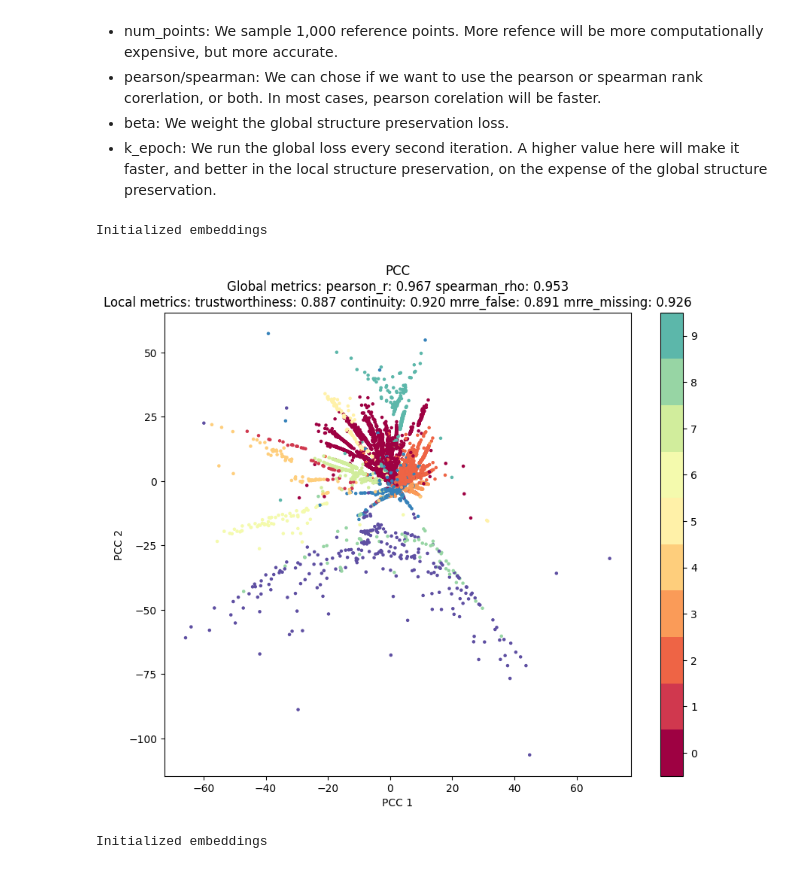
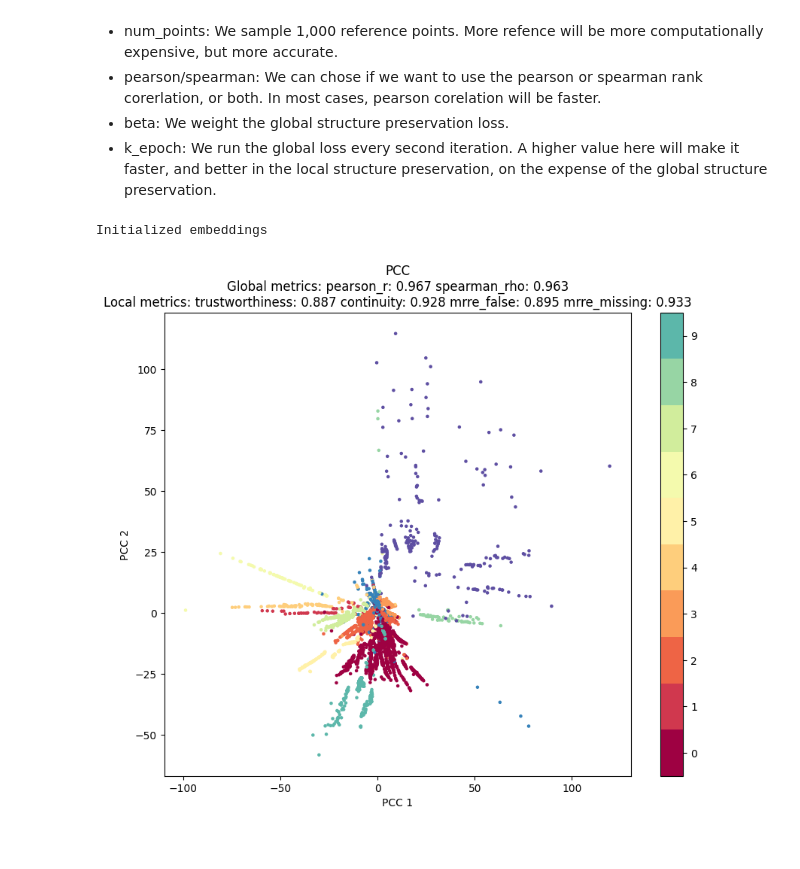
Before and after one commit to jacobgil/pcc, a Jupyter notebook: examples/macosko.ipynb, the cells around one changed output. Drawn from its saved outputs; the diff is of its cells as text; code cells hidden in the pictures.

```diff
--- a/examples/macosko.ipynb
+++ b/examples/macosko.ipynb
@@ -101,22 +103,17 @@ The parameters are:
 # %%
 np.random.seed(0)
 
 clusters = []
 n_clusters_list = [4, 8, 16, 32, 64]
 for n_clusters in n_clusters_list:
     kmeans = KMeans(n_clusters=n_clusters, random_state=0, n_init="auto")
     cluster_labels = kmeans.fit_predict(X)
     clusters.append(cluster_labels)
 
-pcc_reducer = PCC(num_components=2, num_epochs=1000, num_points=1000, pearson=True, spearman=False, beta=5, k_epoch=2)
+pcc_reducer = PCC(num_components=2, num_epochs=2000, num_points=1000, pearson=True, spearman=False, beta=5, k_epoch=2)
 pcc_embedding = pcc_reducer.fit_transform(X, clusters)
 
 plot_embeddings(pcc_embedding, X, y, "PCC")
 # %% [output]
 Initialized embeddings
-[figure, old version]
+[figure, new version]
-# %%
-pcc_reducer = PCC(num_components=2, num_epochs=500, num_points=500, pearson=True, spearman=False, cluster=False)
-pcc_embedding = pcc_reducer.fit_transform(X, y=None)
-# %% [output]
-Initialized embeddings
```
Also changed, not shown: parts of 6 cells of this notebook.
